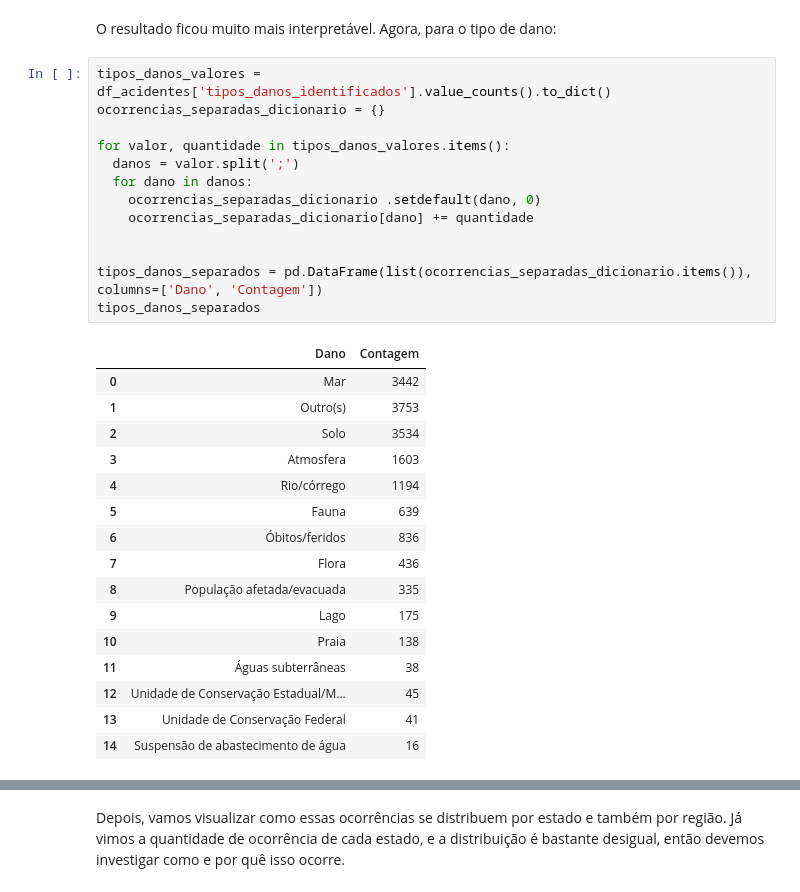
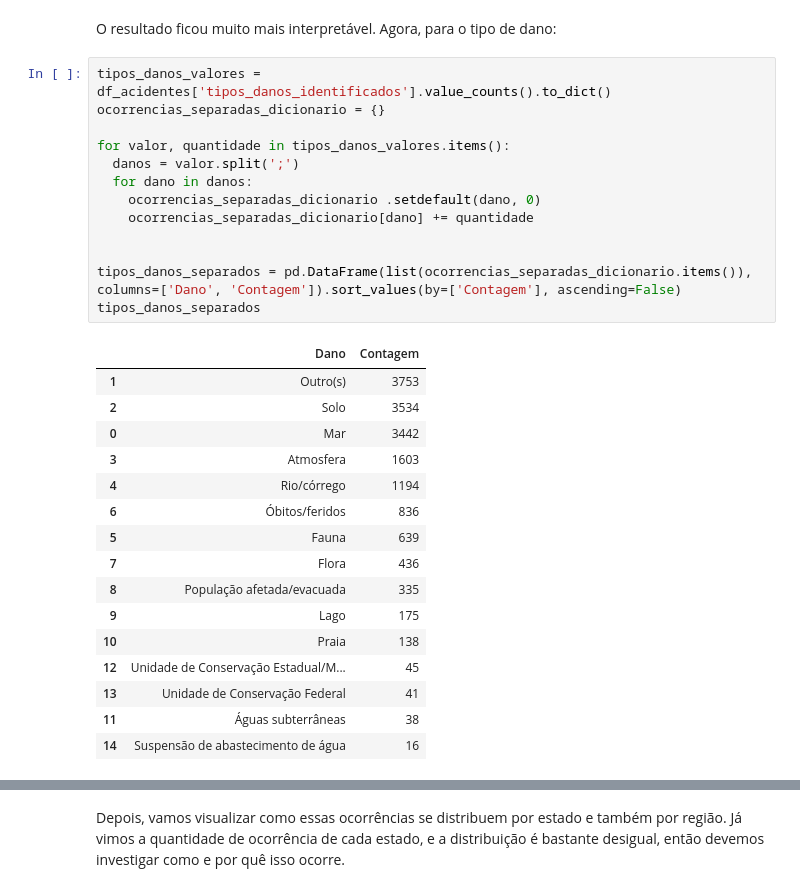
Before and after one commit to mariabrandaob/PCD-2-IBAMA, a Jupyter notebook: PCD_2_IBAMA.ipynb, the cells around one changed output, grey strips where cells are left out. Drawn from its saved outputs; the diff is of its cells as text.

Commit message:
Visualização tipo de evento e dano; ocorrencia de óleo por tipo de evento e dano

```diff
--- a/PCD_2_IBAMA.ipynb
+++ b/PCD_2_IBAMA.ipynb
@@ -673,30 +695,30 @@ O resultado ficou muito mais interpretável. Agora, para o tipo de dano:
 # %%
 tipos_danos_valores = df_acidentes['tipos_danos_identificados'].value_counts().to_dict()
 ocorrencias_separadas_dicionario = {}
 
 for valor, quantidade in tipos_danos_valores.items():
   danos = valor.split(';')
   for dano in danos:
     ocorrencias_separadas_dicionario .setdefault(dano, 0)
     ocorrencias_separadas_dicionario[dano] += quantidade
 
 
-tipos_danos_separados = pd.DataFrame(list(ocorrencias_separadas_dicionario.items()), columns=['Dano', 'Contagem'])
+tipos_danos_separados = pd.DataFrame(list(ocorrencias_separadas_dicionario.items()), columns=['Dano', 'Contagem']).sort_values(by=['Contagem'], ascending=False)
 tipos_danos_separados
 # %% [output]
 |  | Dano | Contagem |
-| 0 | Mar | 3442 |
 | 1 | Outro(s) | 3753 |
 | 2 | Solo | 3534 |
+| 0 | Mar | 3442 |
 | 3 | Atmosfera | 1603 |
 | 4 | Rio/córrego | 1194 |
+| 6 | Óbitos/feridos | 836 |
 | 5 | Fauna | 639 |
-| 6 | Óbitos/feridos | 836 |
 | 7 | Flora | 436 |
 | 8 | População afetada/evacuada | 335 |
 | 9 | Lago | 175 |
 | 10 | Praia | 138 |
-| 11 | Águas subterrâneas | 38 |
 | 12 | Unidade de Conservação Estadual/M... | 45 |
 | 13 | Unidade de Conservação Federal | 41 |
+| 11 | Águas subterrâneas | 38 |
 | 14 | Suspensão de abastecimento de água | 16 |
```
Also changed, not shown: parts of 33 cells of this notebook.
